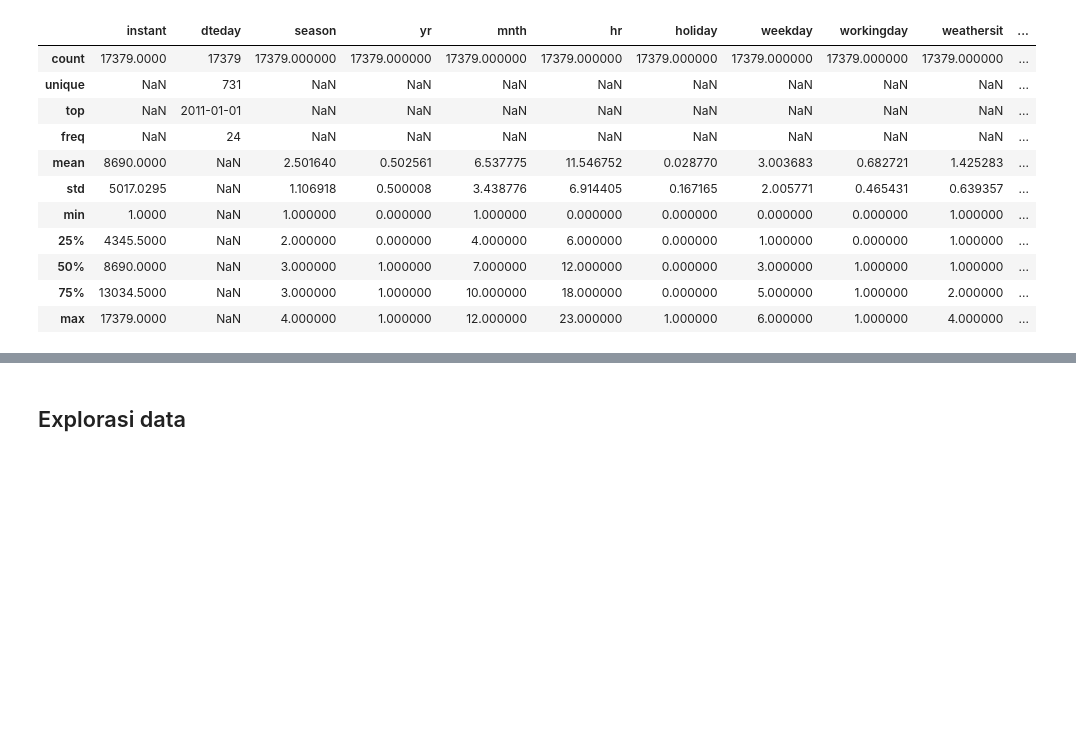
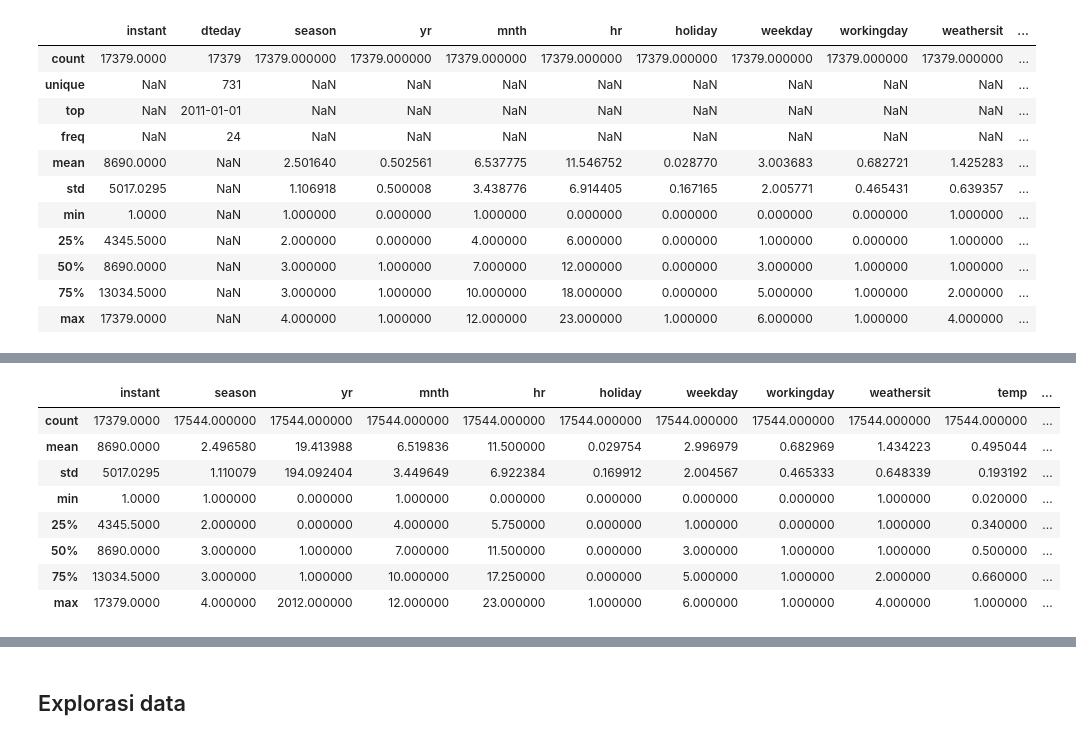
Before and after one commit to yunama47/dashboard-app, a Jupyter notebook: bike-sharing-analysis.ipynb, the cells around one changed output, grey strips where cells are left out. Drawn from its saved outputs; the diff is of its cells as text; code cells hidden in the pictures; blank space fills up the shorter version.

```diff
--- a/bike-sharing-analysis.ipynb
+++ b/bike-sharing-analysis.ipynb
@@ -178,0 +220,3 @@ Jadi, semua kolom sudah terisi dengan benar (tidak terdapat data yang tidak akur
+# %%
+hour_df['datetime'] = pd.to_datetime(hour_df.dteday) + pd.to_timedelta(hour_df['hr'], unit='h')
+hour_df.head()
@@ -178,0 +230,19 @@ Jadi, semua kolom sudah terisi dengan benar (tidak terdapat data yang tidak akur
+# %%
+# menambahkan baris-baris yang missing
+min_datetime = hour_df.datetime.min()
+max_datetime = hour_df.datetime.max()
+all_datetime = pd.date_range(min_datetime, max_datetime, freq='H')
+datetime_df = pd.DataFrame({'datetime':all_datetime})
+new_hour_df = pd.merge(datetime_df, hour_df, on='datetime', how='left')
+new_hour_df.sort_index(inplace=True)
+# mengatasi null pada kolom yang berkaitan dengan waktu
+fill_hr = lambda row: row['datetime'].hour if pd.isnull(row['hr']) else row['hr']
+fill_dteday = lambda row: row['datetime'].strftime('%Y-%m-%d') if pd.isnull(row['dteday']) else row['dteday']
+fill_month = lambda row: row['datetime'].month if pd.isnull(row['mnth']) else row['mnth']
+fill_yr = lambda row: row['datetime'].year if pd.isnull(row['yr']) else row['yr']
+new_hour_df.hr = new_hour_df.apply(fill_hr, axis=1)
+new_hour_df.dteday = new_hour_df.apply(fill_dteday, axis=1)
+new_hour_df.mnth = new_hour_df.apply(fill_month, axis=1)
+new_hour_df.yr = new_hour_df.apply(fill_yr, axis=1)
+
+new_hour_df.set_index('datetime',inplace=True)
@@ -178,0 +251,6 @@ Jadi, semua kolom sudah terisi dengan benar (tidak terdapat data yang tidak akur
+# %%
+new_hour_df.season.interpolate('pad', inplace=True)
+new_hour_df.holiday.interpolate('pad', inplace=True)
+new_hour_df.weekday.interpolate('pad', inplace=True)
+new_hour_df.workingday.interpolate('pad', inplace=True)
+new_hour_df.weathersit.interpolate('pad', inplace=True)
@@ -178,0 +259,8 @@ Jadi, semua kolom sudah terisi dengan benar (tidak terdapat data yang tidak akur
+# %%
+new_hour_df.temp.interpolate('time', direction='forward', inplace=True)
+new_hour_df.atemp.interpolate('time', direction='forward', inplace=True)
+new_hour_df.hum.interpolate('time', direction='forward', inplace=True)
+new_hour_df.windspeed.interpolate('time', direction='forward', inplace=True)
+new_hour_df.casual.interpolate('time', direction='forward', inplace=True)
+new_hour_df.registered.interpolate('time', direction='forward', inplace=True)
+new_hour_df.cnt.interpolate('time', direction='forward', inplace=True)
@@ -178,0 +288,14 @@ Jadi, semua kolom sudah terisi dengan benar (tidak terdapat data yang tidak akur
+# %%
+new_hour_df.reset_index(inplace=True)
+new_hour_df.drop('datetime', axis=1, inplace=True)
+new_hour_df.describe()
+# %% [output]
+|  | instant | season | yr | mnth | hr | holiday | weekday | workingday | weathersit | temp | ... |
+| count | 17379.0000 | 17544.000000 | 17544.000000 | 17544.000000 | 17544.000000 | 17544.000000 | 17544.000000 | 17544.000000 | 17544.000000 | 17544.000000 | ... |
+| mean | 8690.0000 | 2.496580 | 19.413988 | 6.519836 | 11.500000 | 0.029754 | 2.996979 | 0.682969 | 1.434223 | 0.495044 | ... |
+| std | 5017.0295 | 1.110079 | 194.092404 | 3.449649 | 6.922384 | 0.169912 | 2.004567 | 0.465333 | 0.648339 | 0.193192 | ... |
+| min | 1.0000 | 1.000000 | 0.000000 | 1.000000 | 0.000000 | 0.000000 | 0.000000 | 0.000000 | 1.000000 | 0.020000 | ... |
+| 25% | 4345.5000 | 2.000000 | 0.000000 | 4.000000 | 5.750000 | 0.000000 | 1.000000 | 0.000000 | 1.000000 | 0.340000 | ... |
+| 50% | 8690.0000 | 3.000000 | 1.000000 | 7.000000 | 11.500000 | 0.000000 | 3.000000 | 1.000000 | 1.000000 | 0.500000 | ... |
+| 75% | 13034.5000 | 3.000000 | 1.000000 | 10.000000 | 17.250000 | 0.000000 | 5.000000 | 1.000000 | 2.000000 | 0.660000 | ... |
+| max | 17379.0000 | 4.000000 | 2012.000000 | 12.000000 | 23.000000 | 1.000000 | 6.000000 | 1.000000 | 4.000000 | 1.000000 | ... |
```
Also changed, not shown: parts of 18 cells of this notebook, 3 other files.
